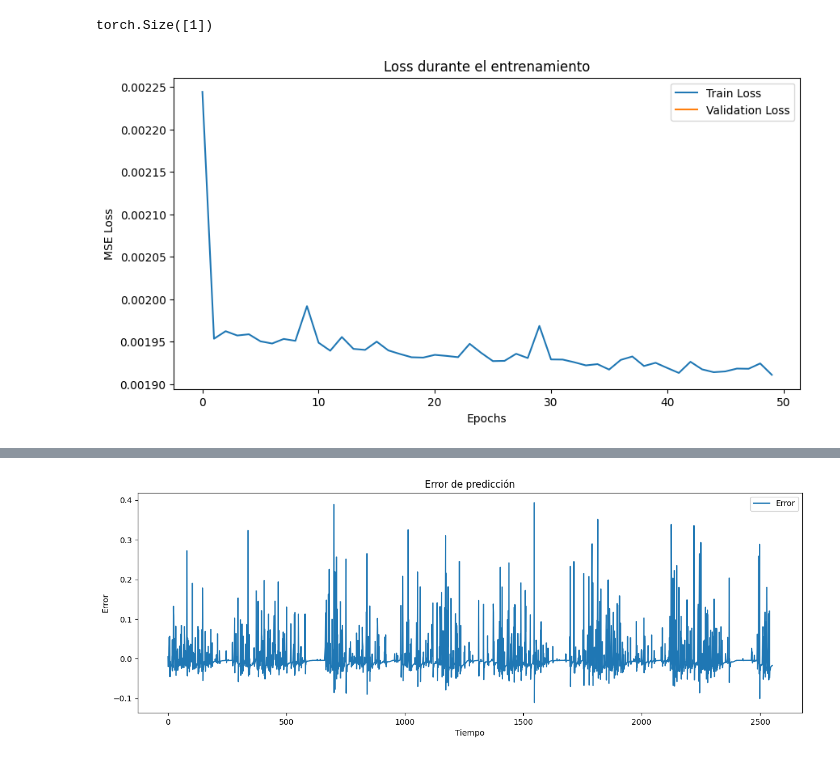
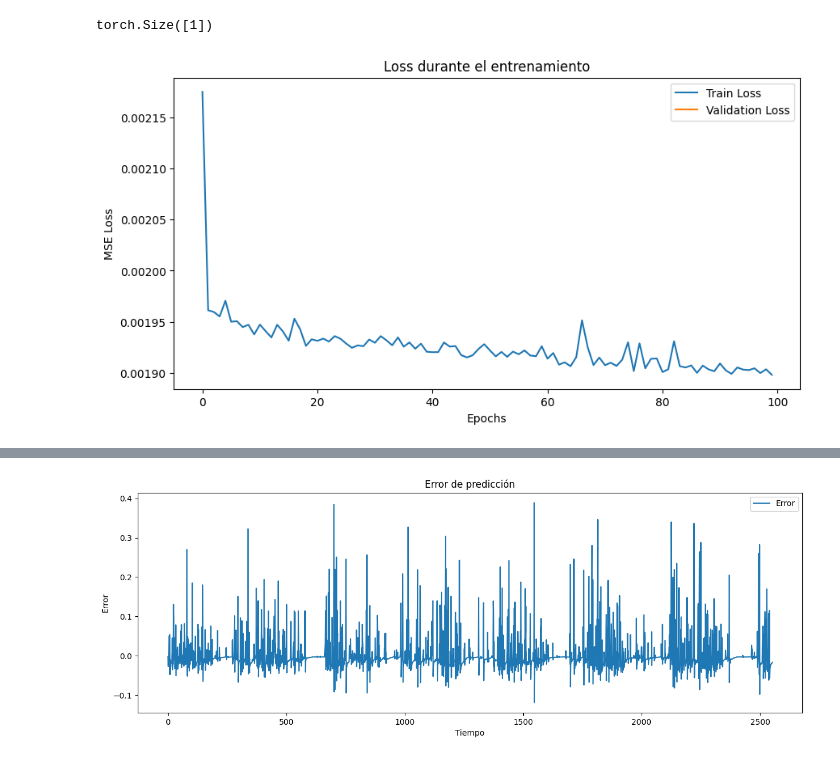
Before and after one commit to bspoloo/SIS421-022025, a Jupyter notebook: Laboratorios/Laboratorio 3/rnn.ipynb, the cells around one changed output, grey strips where cells are left out. Drawn from its saved outputs; the diff is of its cells as text; code cells hidden in the pictures.

```diff
--- a/Laboratorios/Laboratorio 3/rnn.ipynb
+++ b/Laboratorios/Laboratorio 3/rnn.ipynb
@@ -484,20 +484,20 @@ rnn.fc.bias.shape
 # %% [output]
 torch.Size([1])
 # %%
-train_losses, val_losses = fit(rnn, dataloader, epochs=50)
+train_losses, val_losses = fit(rnn, dataloader, epochs=100)
 
 # Graficar loss
 import matplotlib.pyplot as plt
 plt.figure(figsize=(10,5))
 plt.plot(train_losses, label="Train Loss")
 plt.plot(val_losses, label="Validation Loss")
 plt.xlabel("Epochs")
 plt.ylabel("MSE Loss")
 plt.title("Loss durante el entrenamiento")
 plt.legend()
 plt.show()
 # %% [output]
-[figure, old version]
+[figure, new version]
 # %%
 y_pred = predict(rnn, dataloader['test']).cpu().numpy()
 plot_series(X_test, y_test, y_pred)
```
Also changed, not shown: parts of 4 cells of this notebook.
